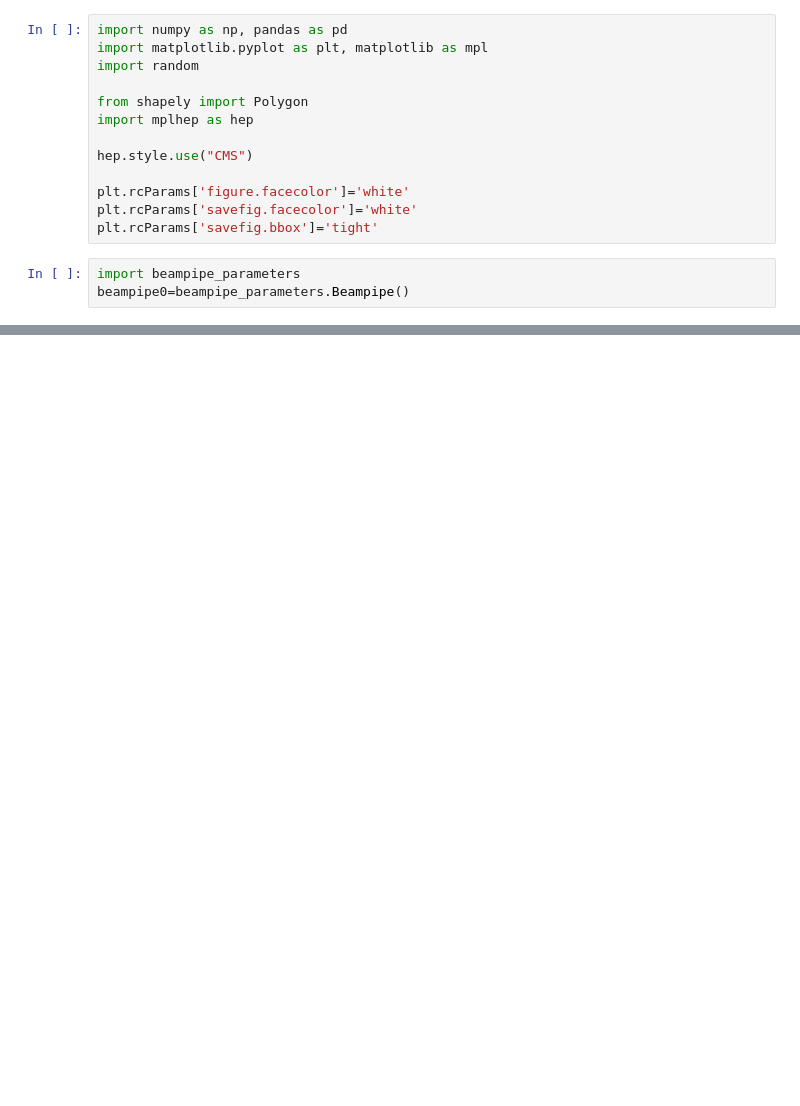
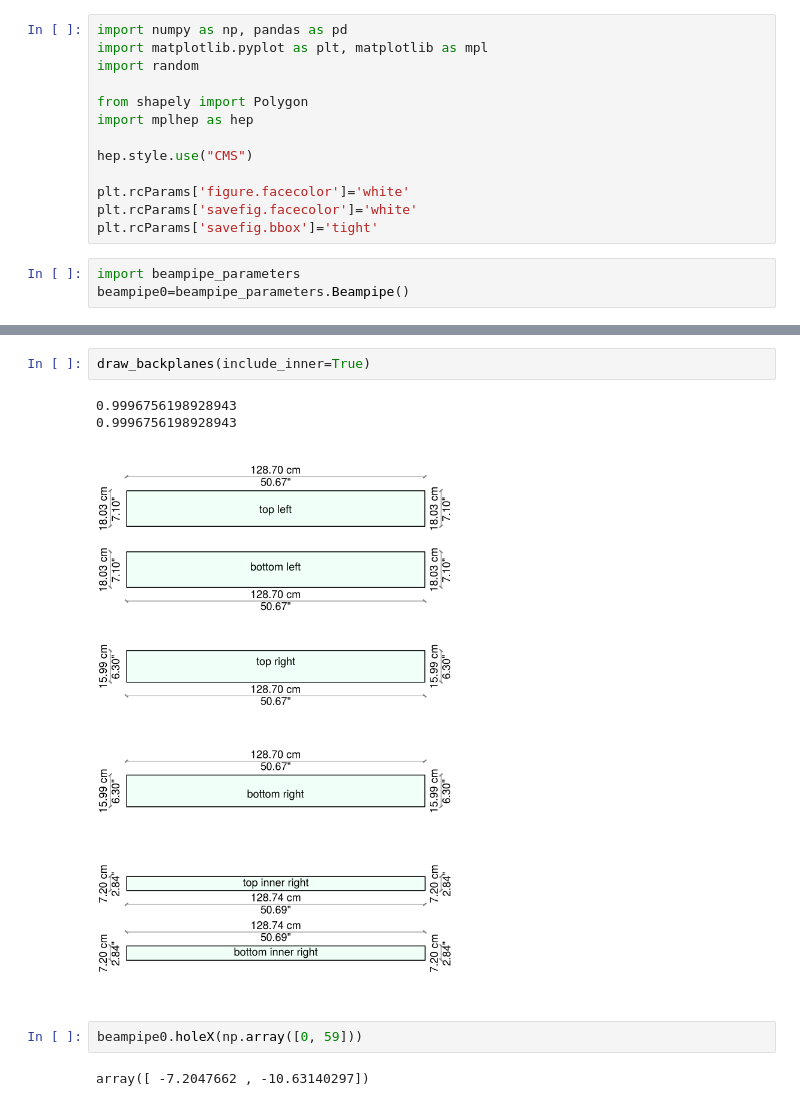
Before and after one commit to sebouh137/staggered_tesselations, a Jupyter notebook: GenerateDrawings.ipynb, the cells around one changed output, grey strips where cells are left out. Cells and saved outputs as stored; diff of their text form; blank space fills up the shorter version.

```diff
--- a/GenerateDrawings.ipynb
+++ b/GenerateDrawings.ipynb
@@ -111,0 +279,10 @@ engineering_diagram(0, width=60.96, height=60.96)
+# %%
+draw_backplanes(include_inner=True)
+# %% [output]
+0.9996756198928943
+0.9996756198928943
+[figure, added]
+# %%
+beampipe0.holeX(np.array([0, 59]))
+# %% [output]
+array([ -7.2047662 , -10.63140297])
```
Also changed, not shown: parts of 6 cells of this notebook, 2 other files.
